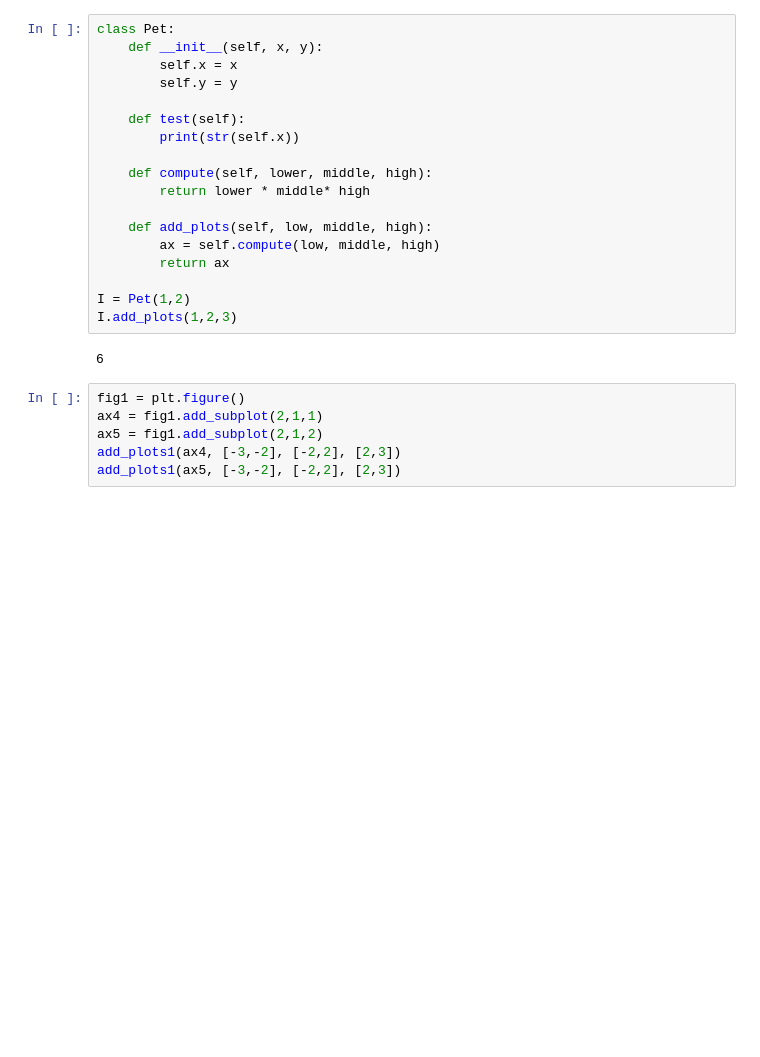
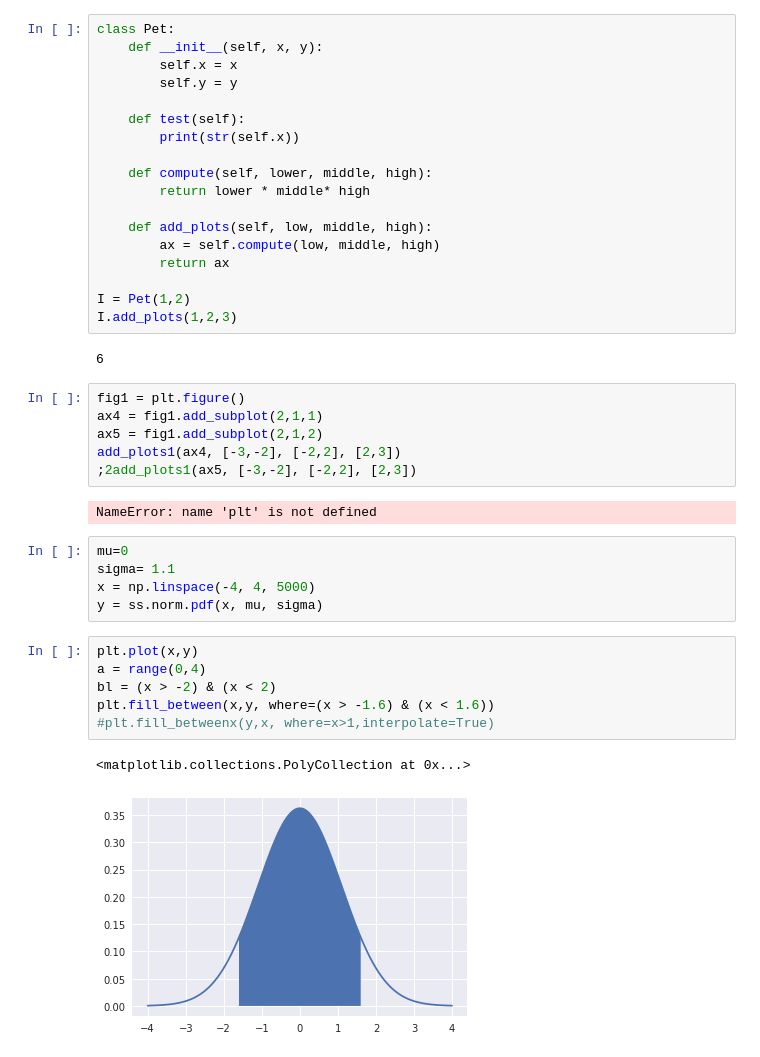
Before and after one commit to ateet101/tutorials, a Jupyter notebook: Statistics 101/Untitled.ipynb, the cells around one changed output. Drawn from its saved outputs; the diff is of its cells as text; blank space fills up the shorter version.

```diff
--- a/Statistics 101/Untitled.ipynb
+++ b/Statistics 101/Untitled.ipynb
@@ -151,4 +151,20 @@ fig1 = plt.figure()
 ax4 = fig1.add_subplot(2,1,1)
 ax5 = fig1.add_subplot(2,1,2)
 add_plots1(ax4, [-3,-2], [-2,2], [2,3])
-add_plots1(ax5, [-3,-2], [-2,2], [2,3])
+;2add_plots1(ax5, [-3,-2], [-2,2], [2,3])
+# %% [output]
+NameError: name 'plt' is not defined
+# %%
+mu=0
+sigma= 1.1
+x = np.linspace(-4, 4, 5000)
+y = ss.norm.pdf(x, mu, sigma)
+# %%
+plt.plot(x,y)
+a = range(0,4)
+bl = (x > -2) & (x < 2)
+plt.fill_between(x,y, where=(x > -1.6) & (x < 1.6))
+#plt.fill_betweenx(y,x, where=x>1,interpolate=True)
+# %% [output]
+<matplotlib.collections.PolyCollection at 0x...>
+[figure, added]
```
Also changed, not shown: 1 other file.
